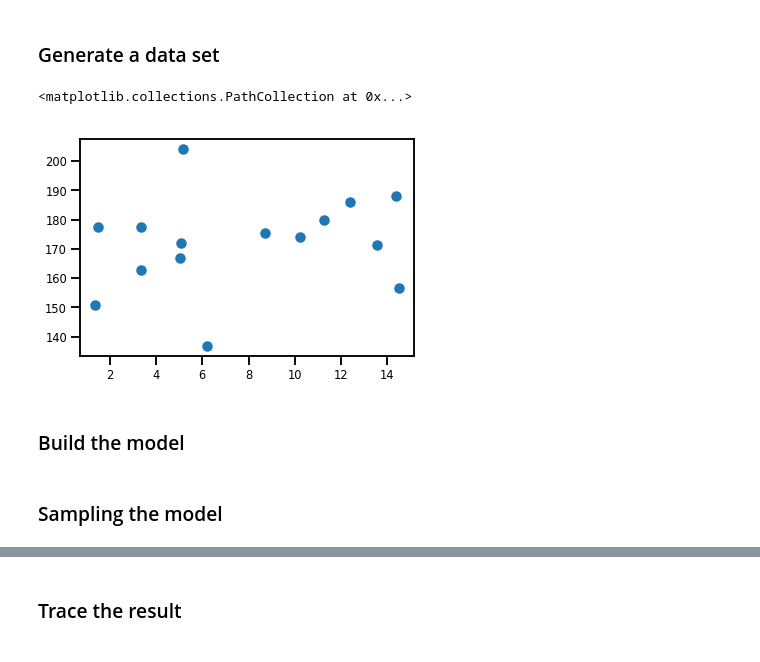
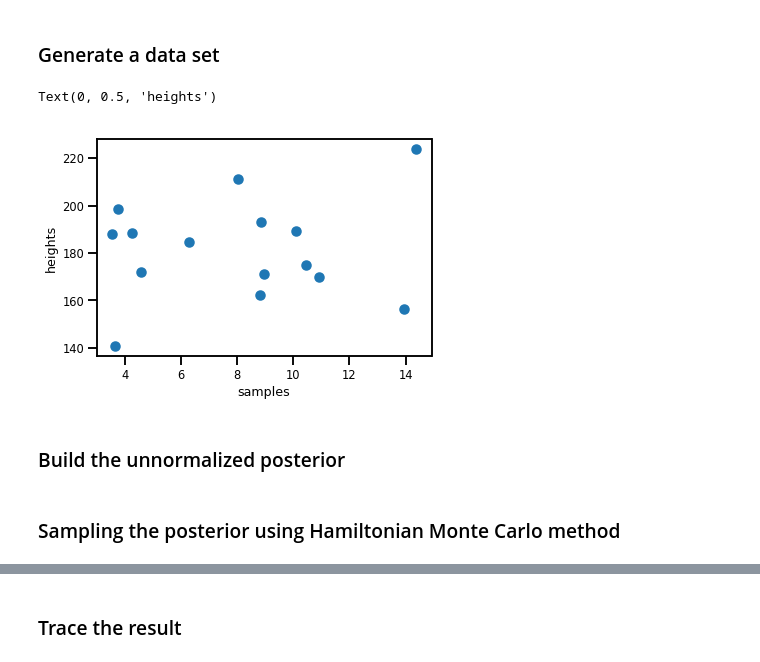
Before and after one commit to ShawnSerendipity/Probability-and-Machine-Learning-in-Tensorflow, a Jupyter notebook: 4.1 MCMC.ipynb, the cells around one changed output, grey strips where cells are left out. Drawn from its saved outputs; the diff is of its cells as text; code cells hidden in the pictures.

```diff
--- a/4.1 MCMC.ipynb
+++ b/4.1 MCMC.ipynb
@@ -147,16 +148,18 @@ However, if we do not use conjugate priors or if the models are more complicated
 # %%
 # Observed data
 n = 15
 true_mu = 178.
 true_sigma = 20.
 
-xs = np.random.uniform(1, 15, n)
-ys = true_mu + np.random.normal(0., true_sigma, n)
+x = np.random.uniform(1, 15, n)
+true_y = true_mu + np.random.normal(0., true_sigma, n)
 
 # Visualize the data set
-plt.scatter(xs, ys)
+plt.scatter(x, true_y )
+plt.xlabel("samples")
+plt.ylabel("heights")
 # %% [output]
-<matplotlib.collections.PathCollection at 0x...>
+Text(0, 0.5, 'heights')
-[figure, old version]
+[figure, new version]
 # %% [markdown]
-### Build the model
+### Build the unnormalized posterior
@@ -170,3 +172,3 @@ rv_likelihood = tfd.Normal(loc=true_mu, scale=true_sigma).log_prob
 # %% [markdown]
-### Sampling the model
+### Sampling the posterior using Hamiltonian Monte Carlo method
 # %%
```
Also changed, not shown: parts of 14 cells of this notebook.
